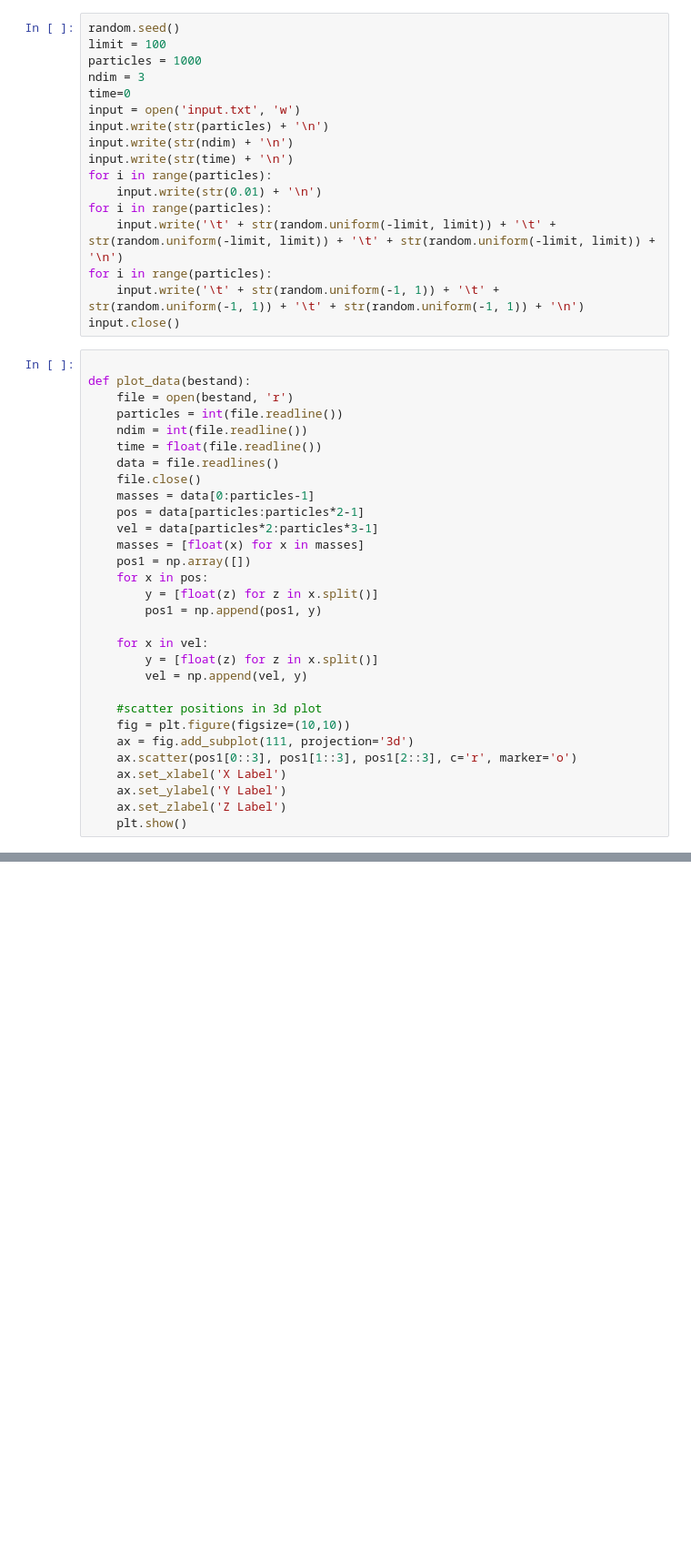
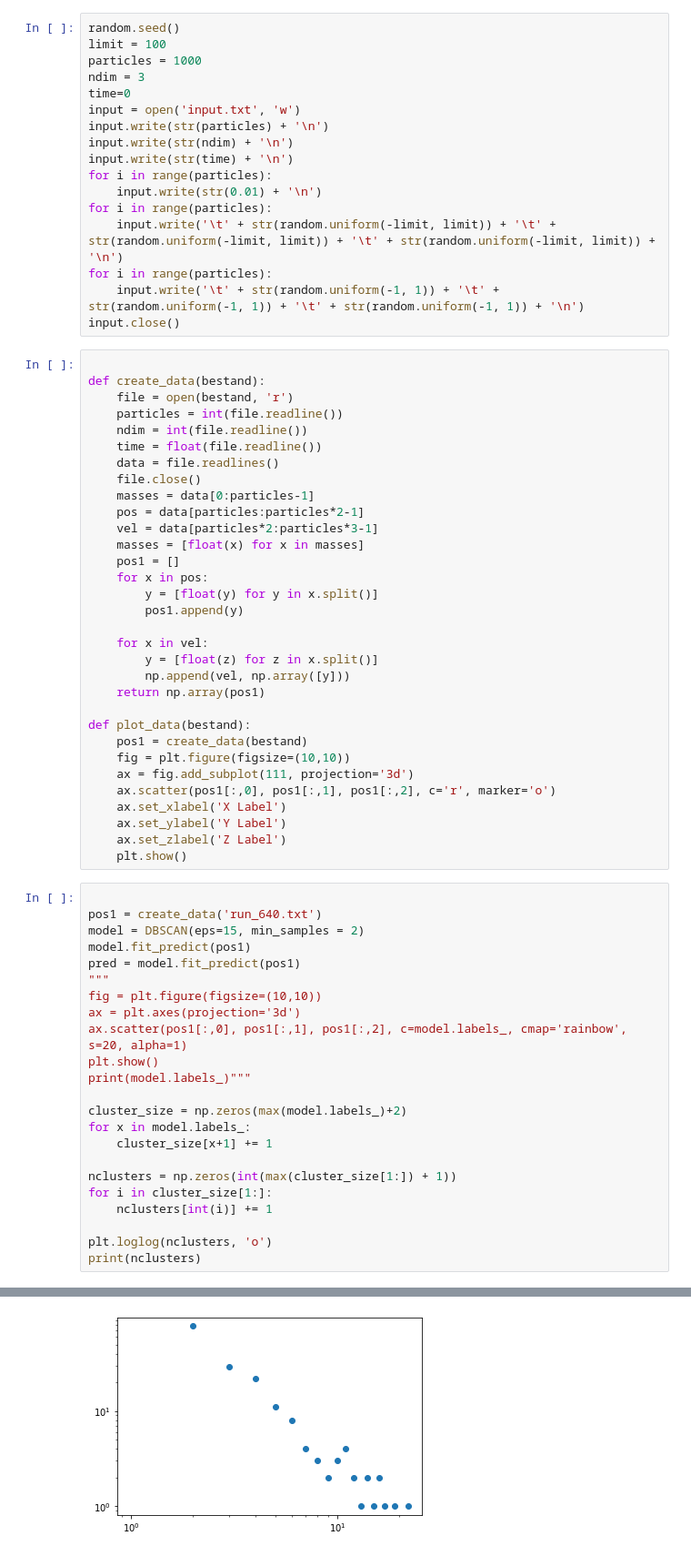
Before and after one commit to Sennevw/Masters-thesis, a Jupyter notebook: Treecode/data.ipynb, the cells around one changed output, grey strips where cells are left out. Shown: that part at 91% size. Saved outputs shown, nothing was run; the diff lists cells and outputs as text; blank space fills up the shorter version.

```diff
--- a/Treecode/data.ipynb
+++ b/Treecode/data.ipynb
@@ -25,7 +25,7 @@ for i in range(particles):
 input.close()
 # %%
 
-def plot_data(bestand):
+def create_data(bestand):
     file = open(bestand, 'r')
     particles = int(file.readline())
     ndim = int(file.readline())
@@ -36,20 +36,46 @@ def plot_data(bestand):
     pos = data[particles:particles*2-1]
     vel = data[particles*2:particles*3-1]
     masses = [float(x) for x in masses]
-    pos1 = np.array([])
+    pos1 = []
     for x in pos:
-        y = [float(z) for z in x.split()]
-        pos1 = np.append(pos1, y)
+        y = [float(y) for y in x.split()]
+        pos1.append(y)
 
     for x in vel:
         y = [float(z) for z in x.split()]
-        vel = np.append(vel, y)
+        np.append(vel, np.array([y]))
+    return np.array(pos1)
 
-    #scatter positions in 3d plot
+def plot_data(bestand):
+    pos1 = create_data(bestand)
     fig = plt.figure(figsize=(10,10))
     ax = fig.add_subplot(111, projection='3d')
-    ax.scatter(pos1[0::3], pos1[1::3], pos1[2::3], c='r', marker='o')
+    ax.scatter(pos1[:,0], pos1[:,1], pos1[:,2], c='r', marker='o')
     ax.set_xlabel('X Label')
     ax.set_ylabel('Y Label')
     ax.set_zlabel('Z Label')
     plt.show()
+# %%
+
+pos1 = create_data('run_640.txt')
+model = DBSCAN(eps=15, min_samples = 2)
+model.fit_predict(pos1)
+pred = model.fit_predict(pos1)
+"""
+fig = plt.figure(figsize=(10,10))
+ax = plt.axes(projection='3d')
+ax.scatter(pos1[:,0], pos1[:,1], pos1[:,2], c=model.labels_, cmap='rainbow', s=20, alpha=1)
+plt.show()
+print(model.labels_)"""
+
+cluster_size = np.zeros(max(model.labels_)+2)
+for x in model.labels_:
+    cluster_size[x+1] += 1
+
+nclusters = np.zeros(int(max(cluster_size[1:]) + 1))
+for i in cluster_size[1:]:
+    nclusters[int(i)] += 1
+
+plt.loglog(nclusters, 'o')
+print(nclusters)
+# %% [output]
@@ -56,2 +84,3 @@ def plot_data(bestand):
+[figure, added]
 # %%
 plot_data('run_000.txt')
```
Also changed, not shown: parts of 4 cells of this notebook.
